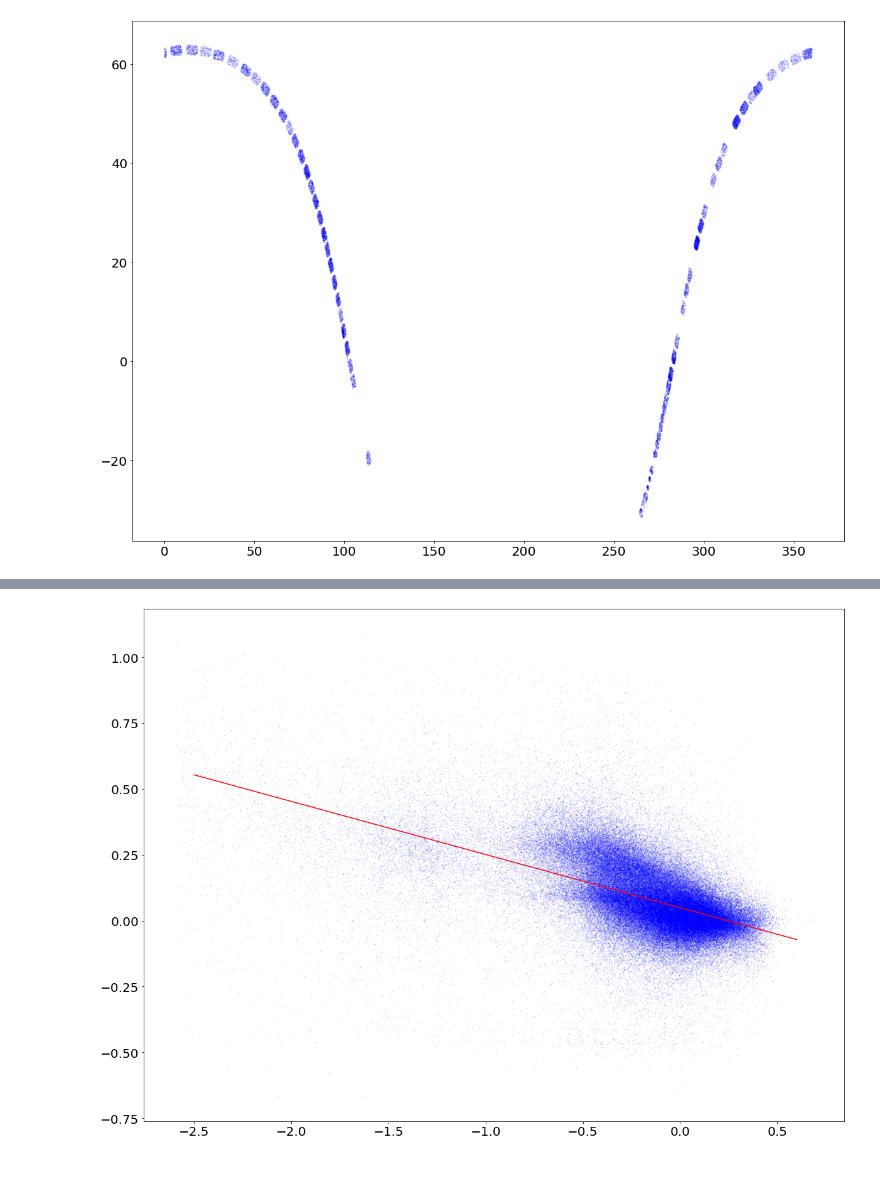
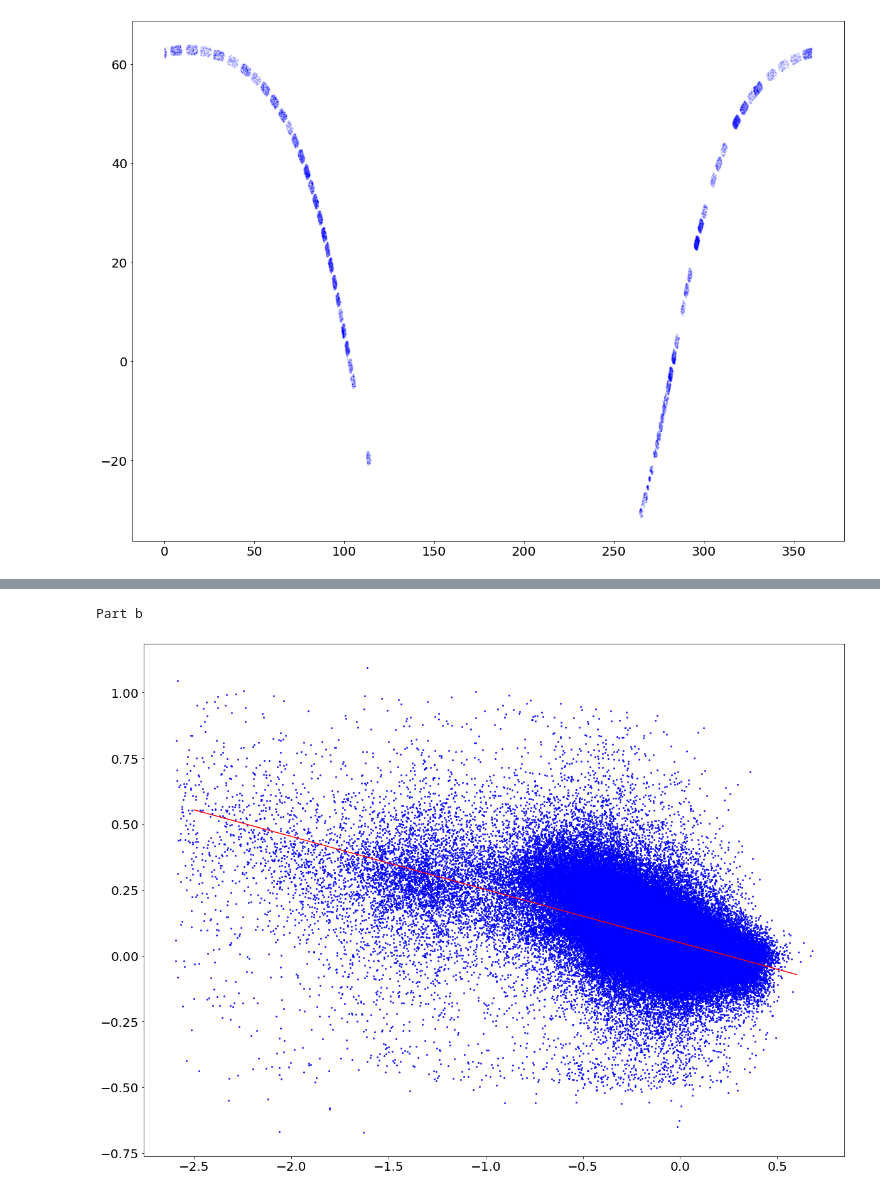
Before and after one commit to maranatadadet/Matt, a Jupyter notebook: Homework 9.ipynb, the cells around one changed output, grey strips where cells are left out. Cells and saved outputs as stored; diff of their text form; code cells hidden in the pictures.

```diff
--- a/Homework 9.ipynb
+++ b/Homework 9.ipynb
@@ -209,38 +210,39 @@ good1 = np.where(gd1)[0]
 
 fig = plt.figure(figsize=(20,15))
 ax = fig.add_subplot(111)
-ax.scatter(star['FE_H'][good1],star['O_FE'][good1],s=1,c='b',alpha=0.1)
+ax.scatter(star['FE_H'][good1],star['O_FE'][good1],s=4,c='b',alpha=0.8)
 
 ax.xaxis.set_tick_params(labelsize=20)
 ax.yaxis.set_tick_params(labelsize=20)
 
 # LINEAR MC FIT
 def mcFitLine(x, y, x_err, y_err):
     slopes = list()
     y_ints = list()
     iters = 500
     for i in range(iters):
         # remember random normal distribution (Gaussian)
         weightx = np.random.randn(len(x))
         weighty = np.random.randn(len(y))
 
         x_adj = x + x_err*weightx
         y_adj = y + y_err*weighty
 
         params, cov = opt.curve_fit(linear, x_adj, y_adj)
         slopes.append(params[0])
         y_ints.append(params[1])
 
     return [np.mean(slopes), np.mean(y_ints)], [np.std(slopes), np.std(y_ints)]
 
 popt,pcov = mcFitLine(star['FE_H'][good1], star['O_FE'][good1], star['FE_H_ERR'][good1], star['O_FE_ERR'][good1])
 
 xplot1 = np.arange(-2.5,0.7,0.1)
 ax.plot(xplot1,linear(xplot1,popt[0],popt[1]), c='r')
 
 plt.show()
 # %% [output]
+Part b
-[figure, old version]
+[figure, new version]
 # %%
 print ('Part c')
 # READ IN FITS FILES
```
Also changed, not shown: parts of 5 cells of this notebook.
